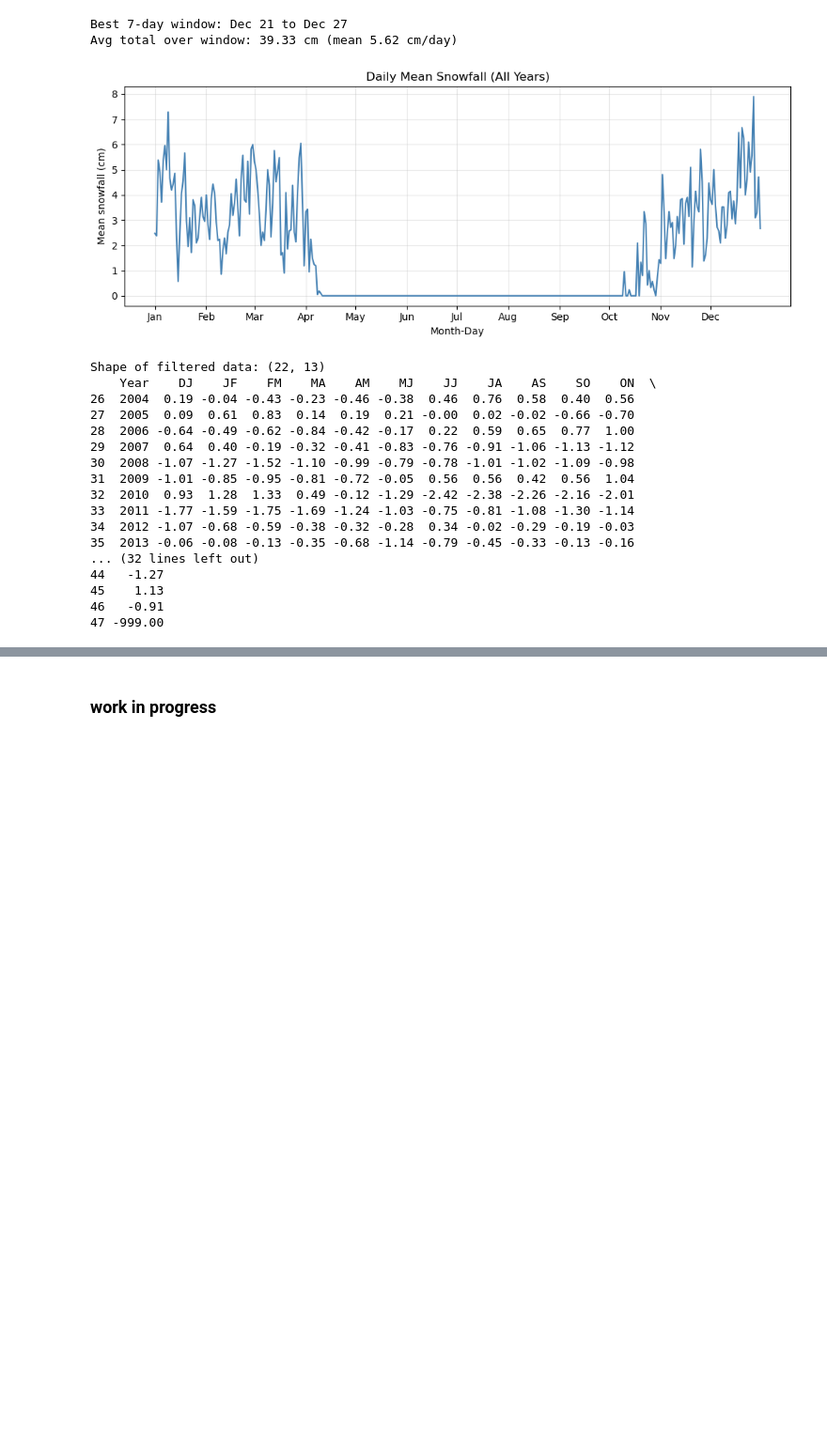
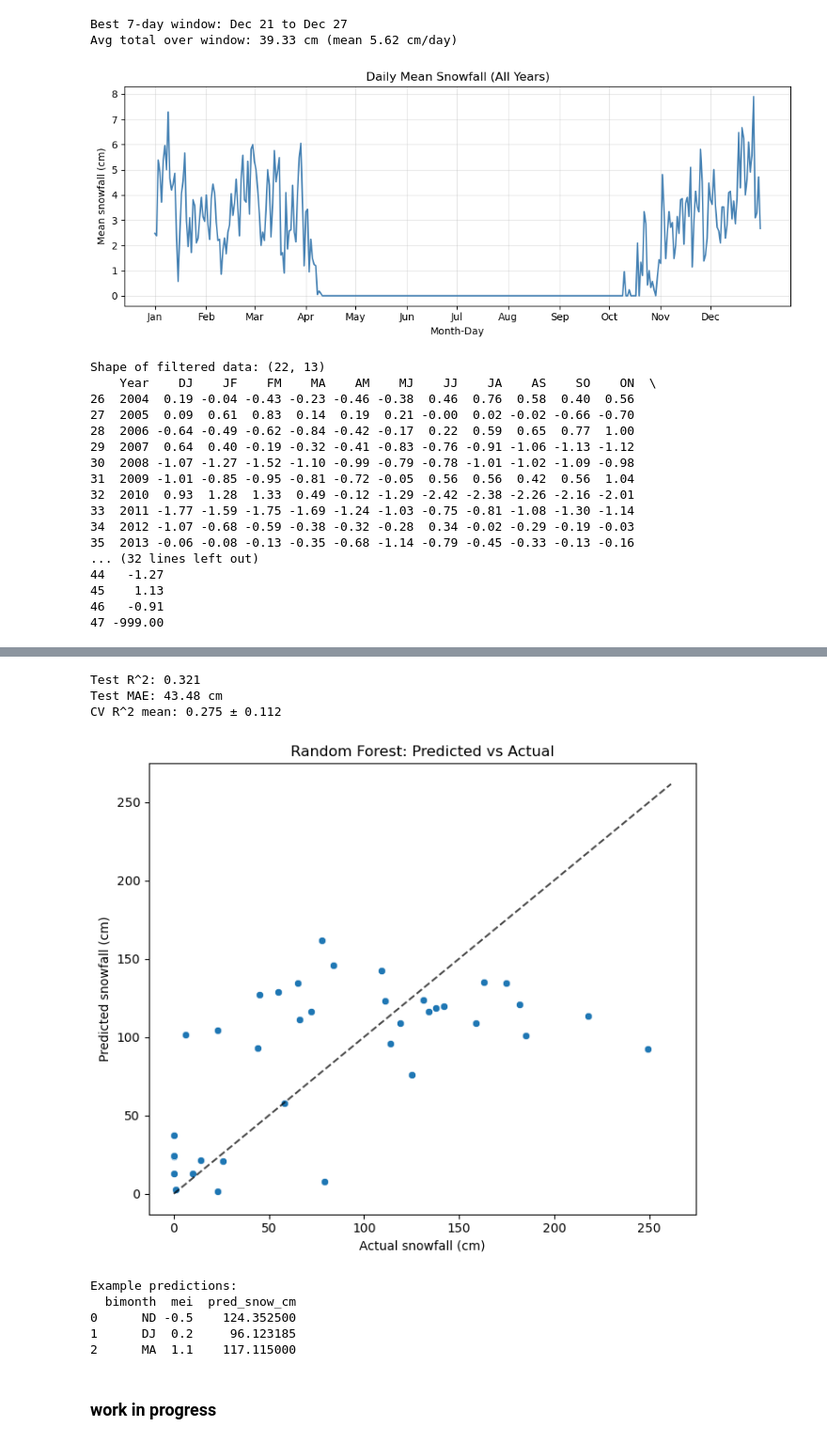
Before and after one commit to hamish-smeele/Portfolio, a Jupyter notebook: Red_Snowfall.ipynb, the cells around one changed output, grey strips where cells are left out. Shown at 94% size. Cells and saved outputs as stored; diff of their text form; code cells hidden in the pictures; blank space fills up the shorter version.

```diff
--- a/Red_Snowfall.ipynb
+++ b/Red_Snowfall.ipynb
@@ -327,2 +510,71 @@ Shape of filtered data: (22, 13)
+# %%
+from sklearn.model_selection import train_test_split, cross_val_score
+from sklearn.compose import ColumnTransformer
+from sklearn.preprocessing import OneHotEncoder, StandardScaler
+from sklearn.pipeline import Pipeline
+from sklearn.metrics import r2_score, mean_absolute_error
+from sklearn.ensemble import RandomForestRegressor
+
+# Features/target
+X = snow_mei[["bimonth", "mei"]]
+y = snow_mei["total_snow_cm"]
+
+# Preprocess + RF
+preprocess = ColumnTransformer(
+    transformers=[
+        ("cat", OneHotEncoder(handle_unknown="ignore"), ["bimonth"]),
+        ("num", StandardScaler(), ["mei"]),
+    ]
+)
+
+model = RandomForestRegressor(
+    n_estimators=400,
+    max_depth=None,
+    min_samples_leaf=1,
+    random_state=42,
+    n_jobs=-1,
+)
+
+pipe = Pipeline(steps=[("prep", preprocess), ("model", model)])
+
+# Train/validate
+X_train, X_test, y_train, y_test = train_test_split(
+    X, y, test_size=0.25, random_state=42
+)
+pipe.fit(X_train, y_train)
+y_pred = pipe.predict(X_test)
+
+print(f"Test R^2: {r2_score(y_test, y_pred):.3f}")
+print(f"Test MAE: {mean_absolute_error(y_test, y_pred):.2f} cm")
+
+# Cross-val (optional)
+scores = cross_val_score(pipe, X, y, cv=5, scoring="r2")
+print("CV R^2 mean:", scores.mean().round(3), "±", scores.std().round(3))
+
+# Pred vs actual
+plt.figure(figsize=(7,6))
+sns.scatterplot(x=y_test, y=y_pred)
+lims = [0, max(y_test.max(), y_pred.max())*1.05]
+plt.plot(lims, lims, "k--", alpha=0.7)
+plt.xlabel("Actual snowfall (cm)")
+plt.ylabel("Predicted snowfall (cm)")
+plt.title("Random Forest: Predicted vs Actual")
+plt.tight_layout()
+plt.show()
+
+# Example predictions
+new = pd.DataFrame({"bimonth": ["ND", "DJ", "MA"], "mei": [-0.5, 0.2, 1.1]})
+print("Example predictions:")
+print(pd.concat([new, pd.Series(pipe.predict(new), name="pred_snow_cm")], axis=1))
+# %% [output]
+Test R^2: 0.321
+Test MAE: 43.48 cm
+CV R^2 mean: 0.275 ± 0.112
+[figure, added]
+Example predictions:
+  bimonth  mei  pred_snow_cm
+0      ND -0.5    124.352500
+1      DJ  0.2     96.123185
+2      MA  1.1    117.115000
 # %% [markdown]
 ### work in progress
```
Also changed, not shown: parts of 5 cells of this notebook.
